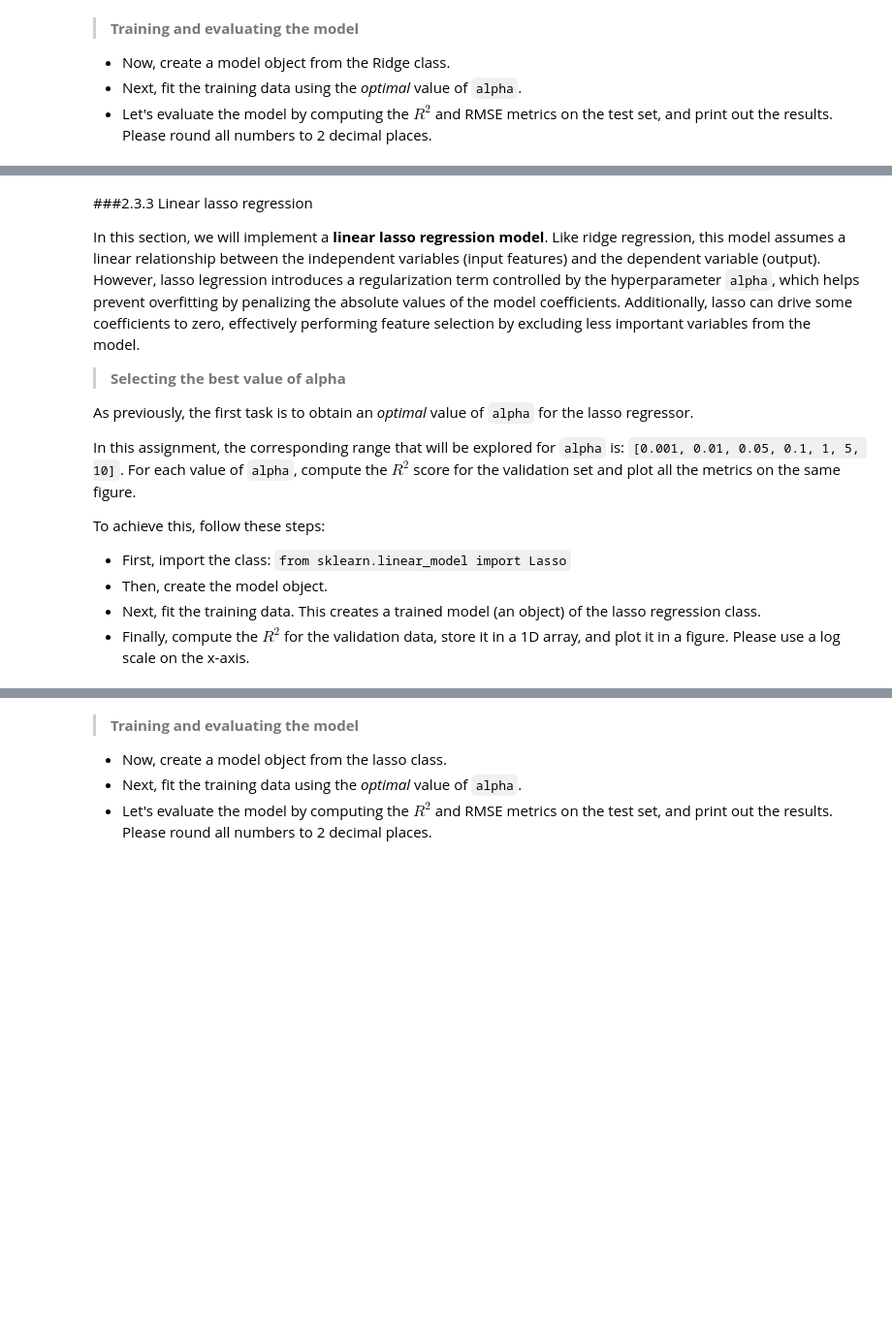
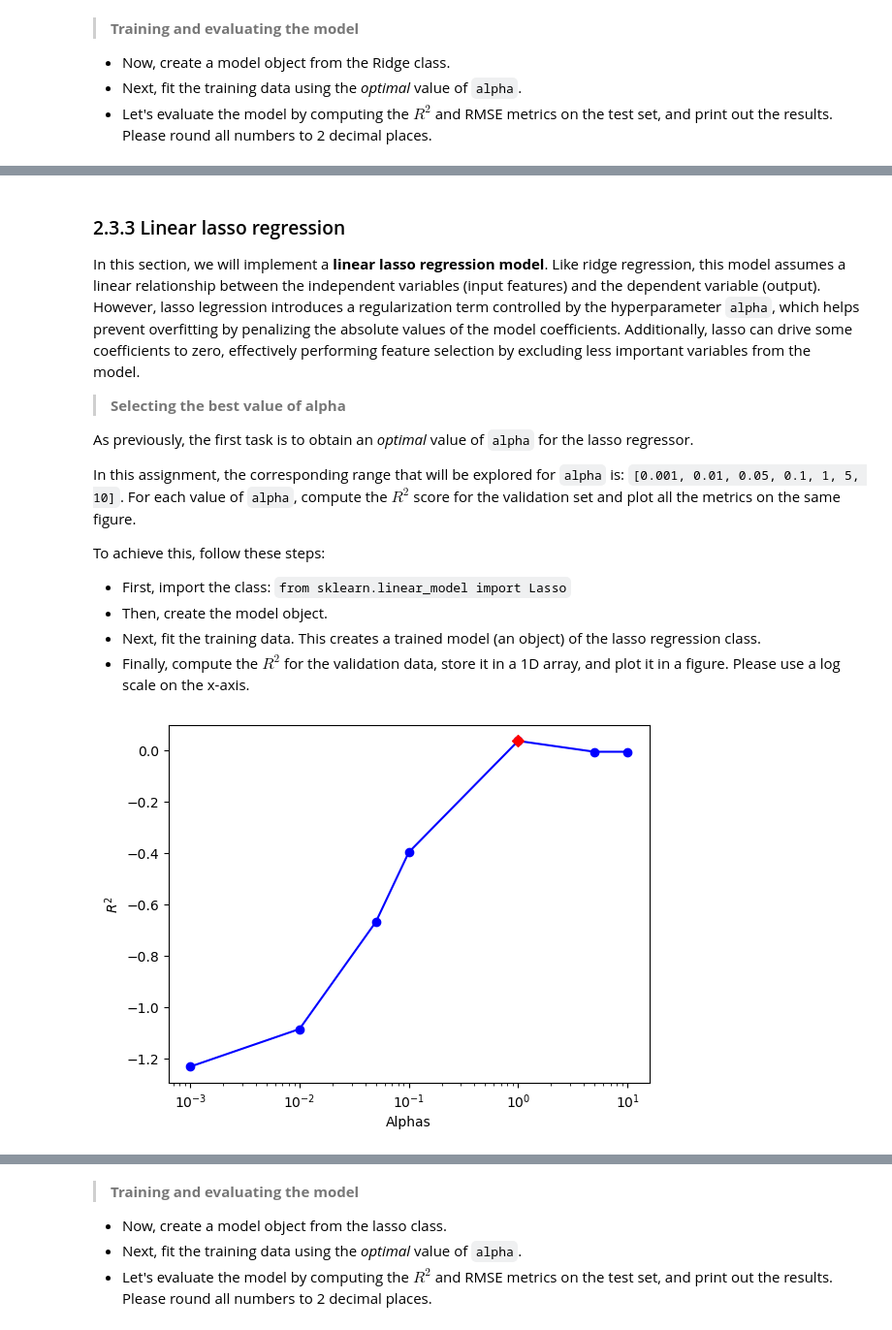
Before and after one commit to alonso-herreros/uni-mtde-lab1, a Jupyter notebook: Lab_regression_student_24_25.ipynb, the cells around one changed output, grey strips where cells are left out. Shown at 97% size. Cells and saved outputs as stored; diff of their text form; code cells hidden in the pictures; blank space fills up the shorter version.

```diff
--- a/Lab_regression_student_24_25.ipynb
+++ b/Lab_regression_student_24_25.ipynb
@@ -600,5 +587,5 @@ Do you observe any difference with the previous figure? Why is it happening?
 # %% [markdown]
-###2.3.3 Linear lasso regression
+### 2.3.3 Linear lasso regression
 
 In this section, we will implement a **linear lasso regression model**. Like ridge regression, this model assumes a linear relationship between the independent variables (input features) and the dependent variable (output). However, lasso legression introduces a regularization term controlled by the hyperparameter `alpha`, which helps prevent overfitting by penalizing the absolute values of the model coefficients. Additionally, lasso can drive some coefficients to zero, effectively performing feature selection by excluding less important variables from the model.
 
@@ -621,3 +605,25 @@ To achieve this, follow these steps:
+# %%
+# NOTE: ANSWER CODE HERE
+from sklearn.linear_model import Lasso
+
+lasso_alphas = [0.001, 0.01, 0.05, 0.1, 1, 5, 10]
+lassos = [Lasso(alpha=a).fit(X_train_s, y_train) for a in lasso_alphas]
+
+r2_lassos = [l.score(X_val_s, y_val) for l in lassos]
+
+r2_lasso_best = max(r2_lassos)
+lasso_alpha_best = lasso_alphas[r2_lassos.index(r2_lasso_best)]
+# %%
+# NOTE: ANSWER CODE HERE
+
+plt.plot(lasso_alphas, r2_lassos, 'bo-', zorder=-1)
+plt.scatter(lasso_alpha_best, r2_lasso_best, c='red', marker='D')
+plt.xlabel('Alphas')
+plt.ylabel('$R^2$')
+plt.xscale('log')
+plt.show()
+# %% [output]
+[figure, added]
 # %% [markdown]
 What is the best value for `alpha`? Why?
 
```
Also changed, not shown: parts of 28 cells of this notebook.
